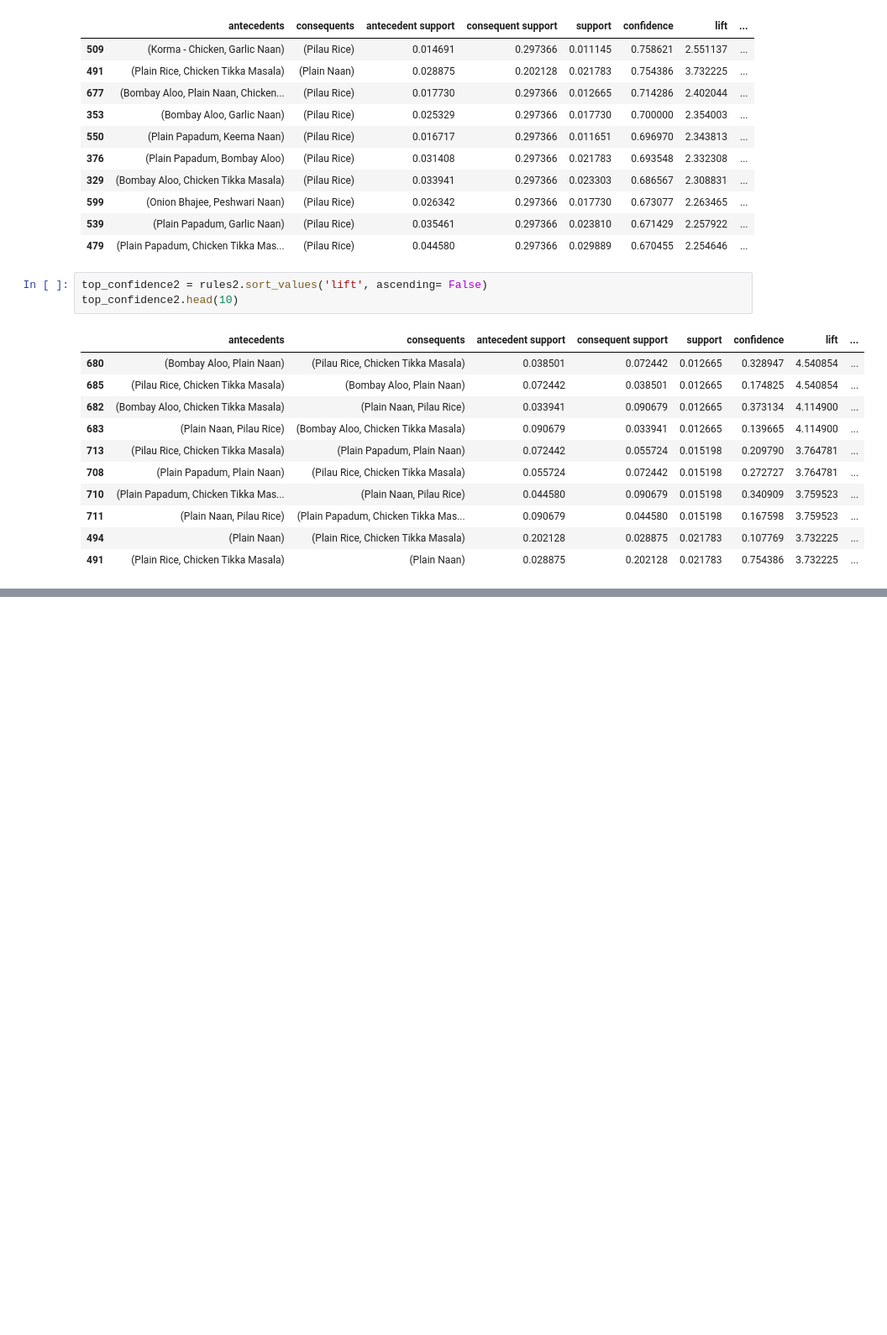
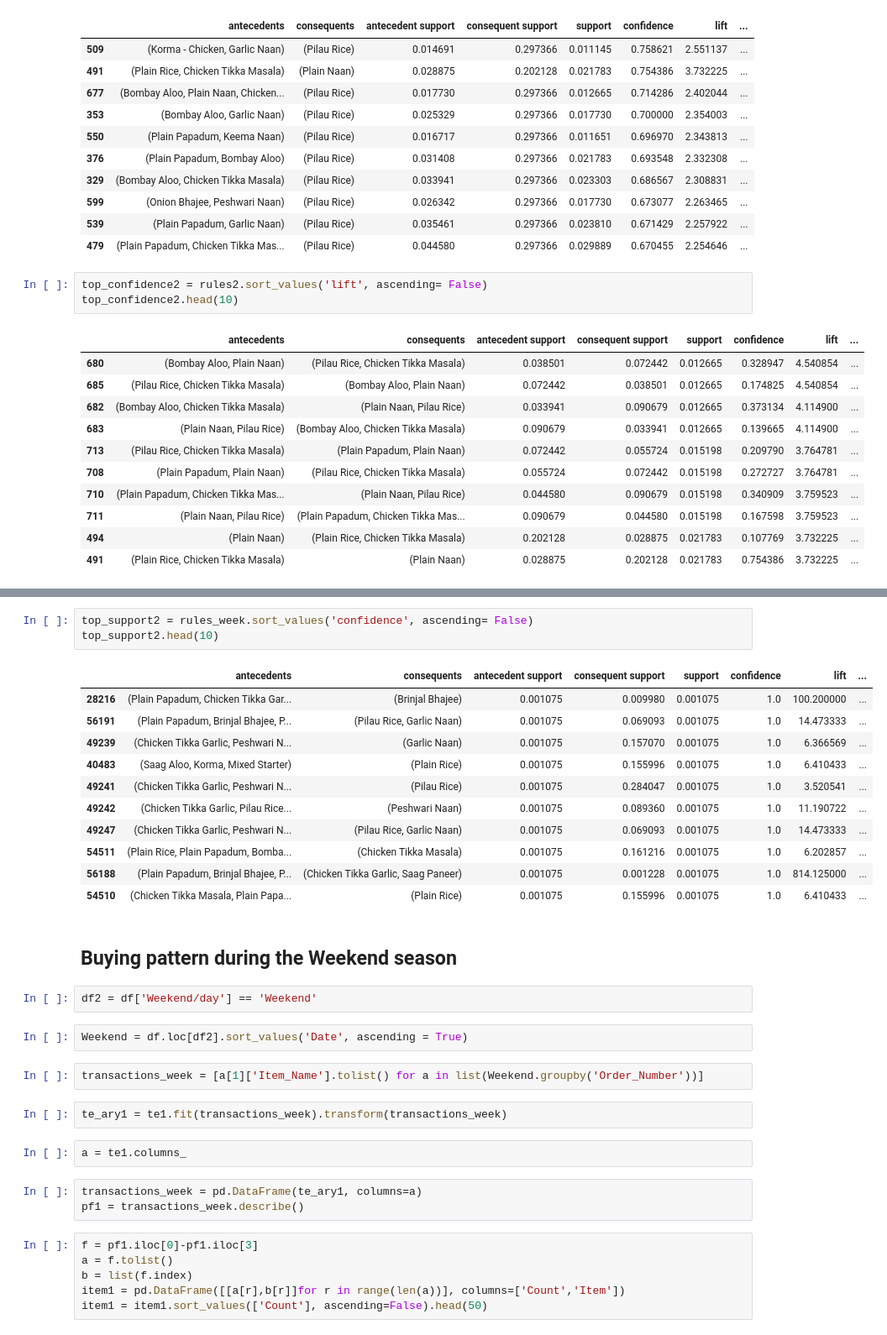
Before and after one commit to joyb05/Market-Basket-Analysis-Restaurant-Dataset, a Jupyter notebook: Market_Basket_Analysis_Restaurant_Dataset.ipynb, the cells around one changed output, grey strips where cells are left out. Shown at 84% size. Drawn from its saved outputs; the diff is of its cells as text; blank space fills up the shorter version.

```diff
--- a/Market_Basket_Analysis_Restaurant_Dataset.ipynb
+++ b/Market_Basket_Analysis_Restaurant_Dataset.ipynb
@@ -939,0 +1048,36 @@ top_confidence2.head(10)
+# %%
+top_support2 = rules_week.sort_values('confidence', ascending= False)
+top_support2.head(10)
+# %% [output]
+|  | antecedents | consequents | antecedent support | consequent support | support | confidence | lift | ... |
+| 28216 | (Plain Papadum, Chicken Tikka Gar... | (Brinjal Bhajee) | 0.001075 | 0.009980 | 0.001075 | 1.0 | 100.200000 | ... |
+| 56191 | (Plain Papadum, Brinjal Bhajee, P... | (Pilau Rice, Garlic Naan) | 0.001075 | 0.069093 | 0.001075 | 1.0 | 14.473333 | ... |
+| 49239 | (Chicken Tikka Garlic, Peshwari N... | (Garlic Naan) | 0.001075 | 0.157070 | 0.001075 | 1.0 | 6.366569 | ... |
+| 40483 | (Saag Aloo, Korma, Mixed Starter) | (Plain Rice) | 0.001075 | 0.155996 | 0.001075 | 1.0 | 6.410433 | ... |
+| 49241 | (Chicken Tikka Garlic, Peshwari N... | (Pilau Rice) | 0.001075 | 0.284047 | 0.001075 | 1.0 | 3.520541 | ... |
+| 49242 | (Chicken Tikka Garlic, Pilau Rice... | (Peshwari Naan) | 0.001075 | 0.089360 | 0.001075 | 1.0 | 11.190722 | ... |
+| 49247 | (Chicken Tikka Garlic, Peshwari N... | (Pilau Rice, Garlic Naan) | 0.001075 | 0.069093 | 0.001075 | 1.0 | 14.473333 | ... |
+| 54511 | (Plain Rice, Plain Papadum, Bomba... | (Chicken Tikka Masala) | 0.001075 | 0.161216 | 0.001075 | 1.0 | 6.202857 | ... |
+| 56188 | (Plain Papadum, Brinjal Bhajee, P... | (Chicken Tikka Garlic, Saag Paneer) | 0.001075 | 0.001228 | 0.001075 | 1.0 | 814.125000 | ... |
+| 54510 | (Chicken Tikka Masala, Plain Papa... | (Plain Rice) | 0.001075 | 0.155996 | 0.001075 | 1.0 | 6.410433 | ... |
+# %% [markdown]
+## Buying pattern during the **Weekend** season
+# %%
+df2 = df['Weekend/day'] == 'Weekend'
+# %%
+Weekend = df.loc[df2].sort_values('Date', ascending = True)
+# %%
+transactions_week = [a[1]['Item_Name'].tolist() for a in list(Weekend.groupby('Order_Number'))]
+# %%
+te_ary1 = te1.fit(transactions_week).transform(transactions_week)
+# %%
+a = te1.columns_
+# %%
+transactions_week = pd.DataFrame(te_ary1, columns=a)
+pf1 = transactions_week.describe()
+# %%
+f = pf1.iloc[0]-pf1.iloc[3]
+a = f.tolist()
+b = list(f.index)
+item1 = pd.DataFrame([[a[r],b[r]]for r in range(len(a))], columns=['Count','Item'])
+item1 = item1.sort_values(['Count'], ascending=False).head(50)
```
Also changed, not shown: parts of 25 cells of this notebook.
